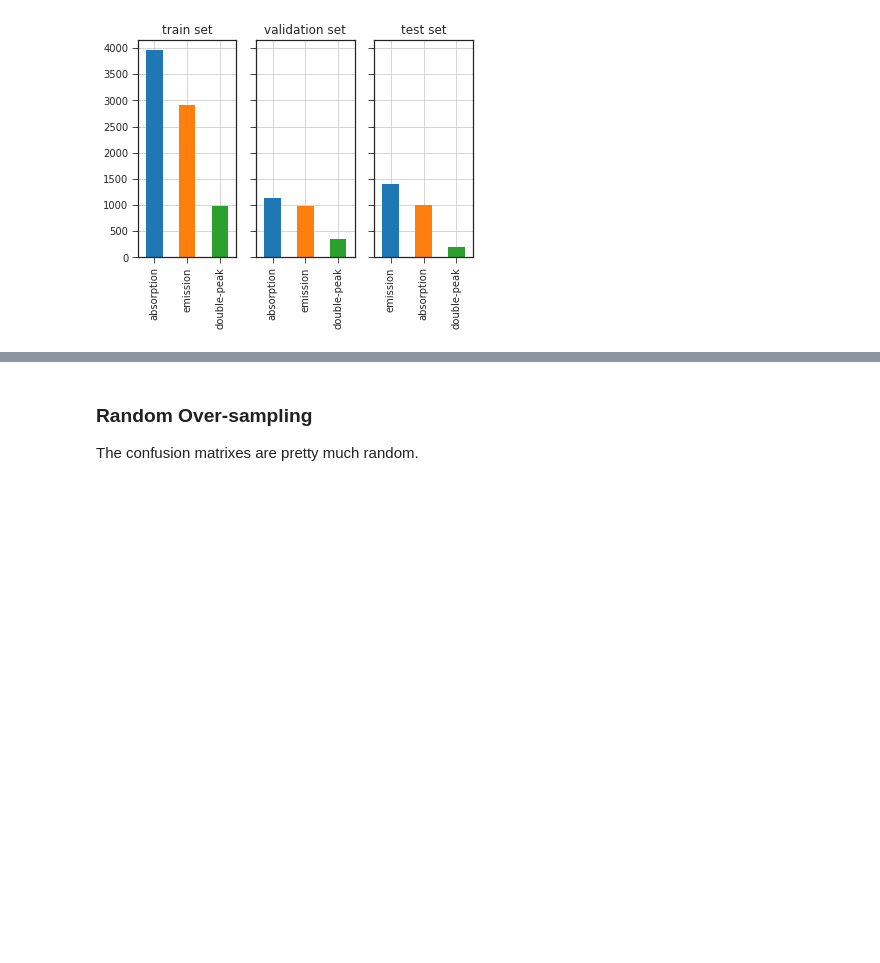
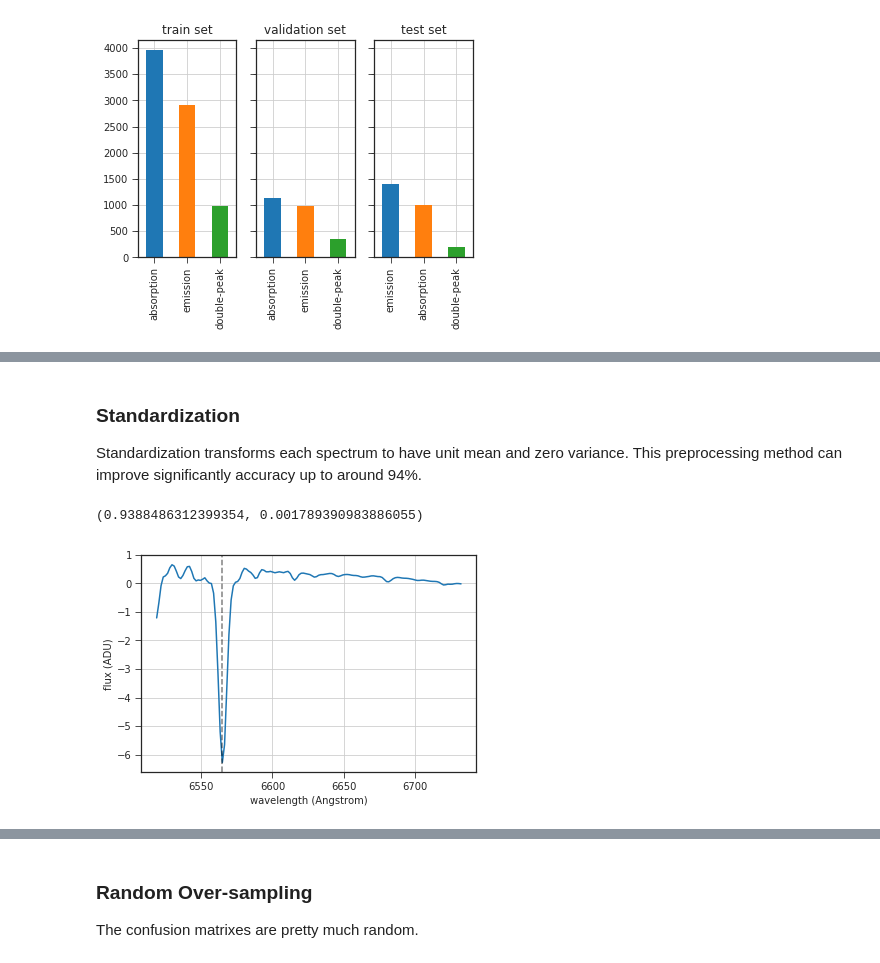
Before and after one commit to podondra/ondrejov-preprocessing, a Jupyter notebook: ondrejov-preprocessing.ipynb, the cells around one changed output, grey strips where cells are left out. Saved outputs shown, nothing was run; the diff lists cells and outputs as text; code cells hidden in the pictures; blank space fills up the shorter version.

```diff
--- a/ondrejov-preprocessing.ipynb
+++ b/ondrejov-preprocessing.ipynb
@@ -603,0 +554,8 @@ Try different scaling methods.
+# %%
+mlp = MLPClassifier(
+    hidden_layer_sizes=[64],
+    activation='relu',
+    solver='adam',
+    max_iter=200,
+    tol=1e-4,
+)
@@ -603,0 +605,14 @@ Try different scaling methods.
+# %% [markdown]
+### Standardization
+
+Standardization transforms each spectrum to have unit mean
+and zero variance.
+This preprocessing method can improve significantly accuracy up to around 94%.
+# %%
+X_tr_scaled = preprocessing.scale(X_tr, axis=1)
+X_va_scaled = preprocessing.scale(X_va, axis=1)
+plot_flux(X_tr_scaled[rnd_idx_tr])
+evaluate_acc(X_tr_scaled, X_va_scaled)
+# %% [output]
+(0.9388486312399354, 0.001789390983886055)
+[figure, added]
```
Also changed, not shown: parts of 33 cells of this notebook, 1 other file.
